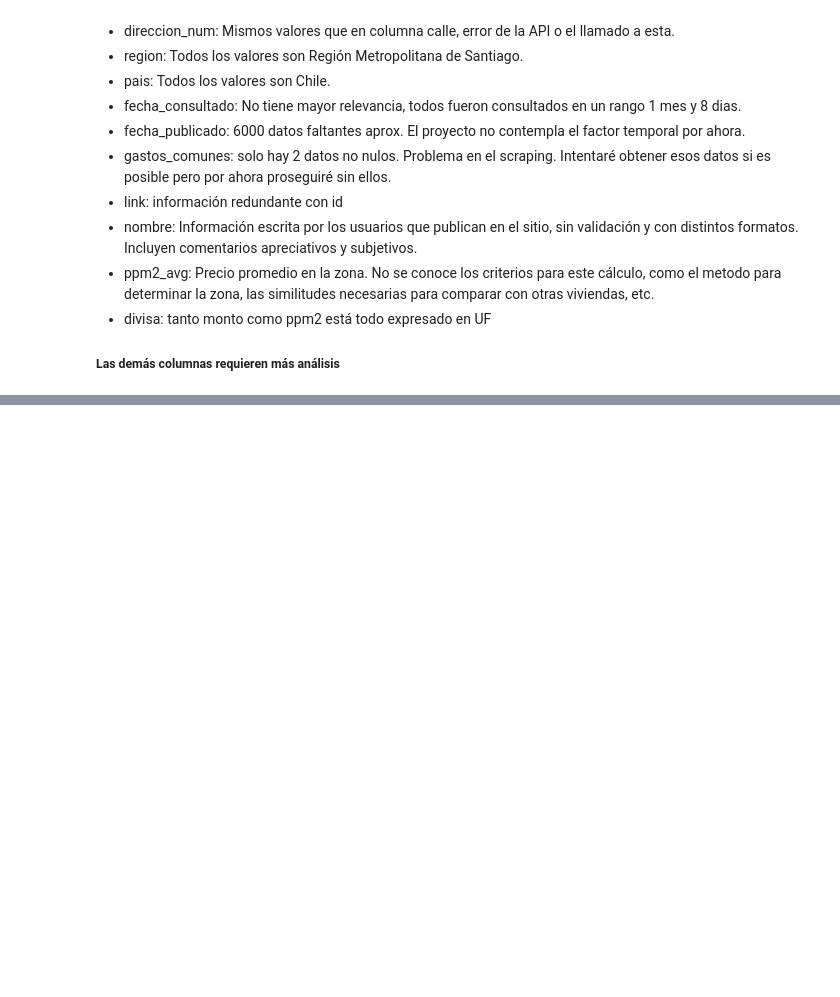
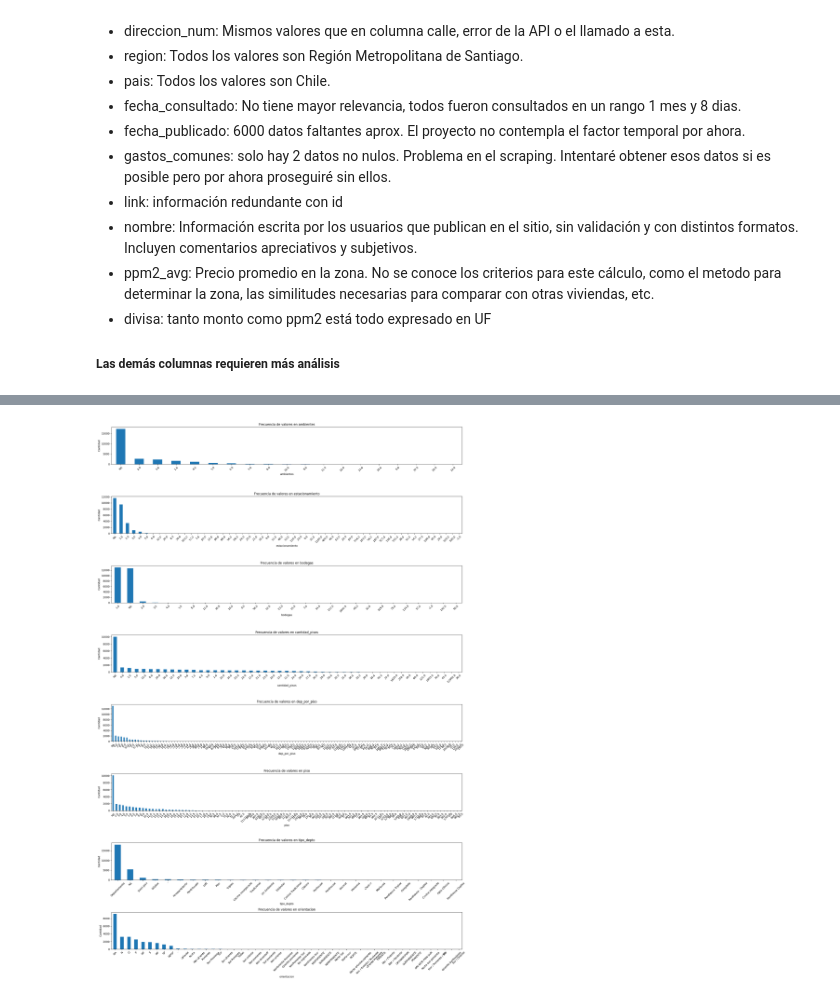
Before and after one commit to AlonsoDS/Proyecto_titulo, a Jupyter notebook: WebScraper/Analisis_dataset_deptos.ipynb, the cells around one changed output, grey strips where cells are left out. Cells and saved outputs as stored; diff of their text form; code cells hidden in the pictures; blank space fills up the shorter version.

```diff
--- a/WebScraper/Analisis_dataset_deptos.ipynb
+++ b/WebScraper/Analisis_dataset_deptos.ipynb
@@ -114,0 +154,23 @@ memory usage: 4.2+ MB
+# %%
+cols = ['ambientes', 'estacionamiento', 'bodegas', 'cantidad_pisos',
+        'dep_por_piso', 'piso', 'tipo_depto', 'orientacion']
+
+plt.figure(figsize=(20, 30))
+
+for i, col in enumerate(cols, 1):
+    plt.subplot(len(cols), 1, i)
+
+    # Convertir todos los valores a string, incluyendo pd.NA correctamente
+    series_str = df[col].apply(lambda x: str(x) if pd.notna(x) else 'NA')
+    value_counts = series_str.value_counts()
+
+    value_counts.plot(kind='bar')
+    plt.title(f'Frecuencia de valores en {col}')
+    plt.xlabel(col)
+    plt.ylabel('Cantidad')
+    plt.xticks(rotation=45)
+
+plt.tight_layout()
+plt.show()
+# %% [output]
+[figure, added]
```
Also changed, not shown: parts of 12 cells of this notebook, 3 other files.
